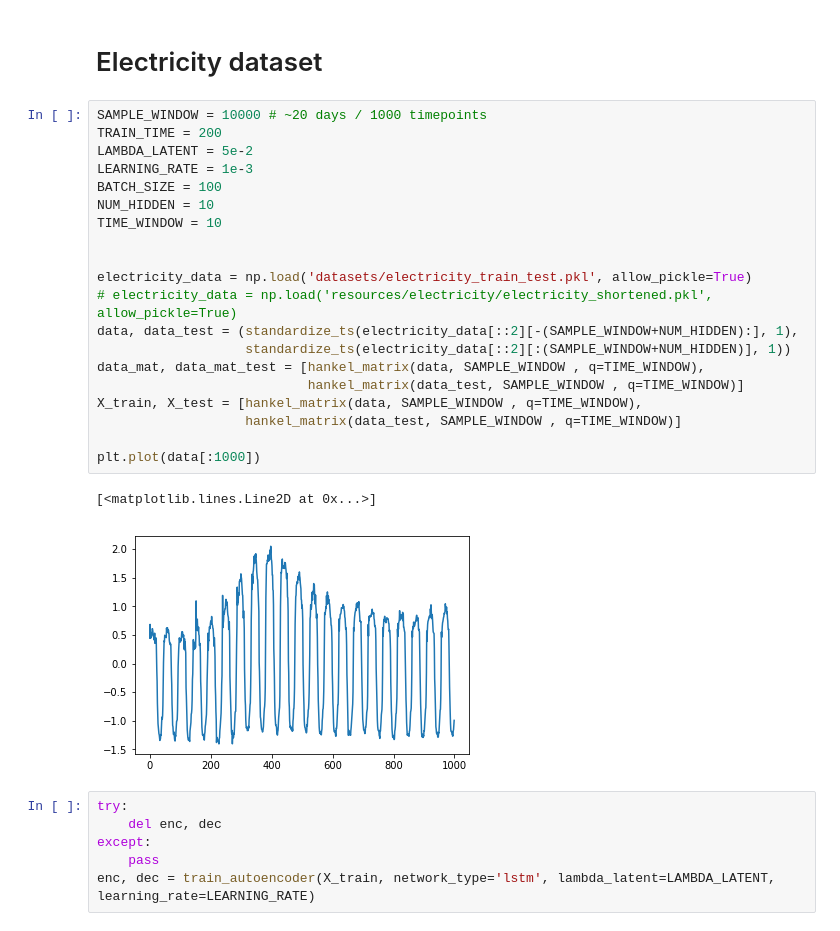
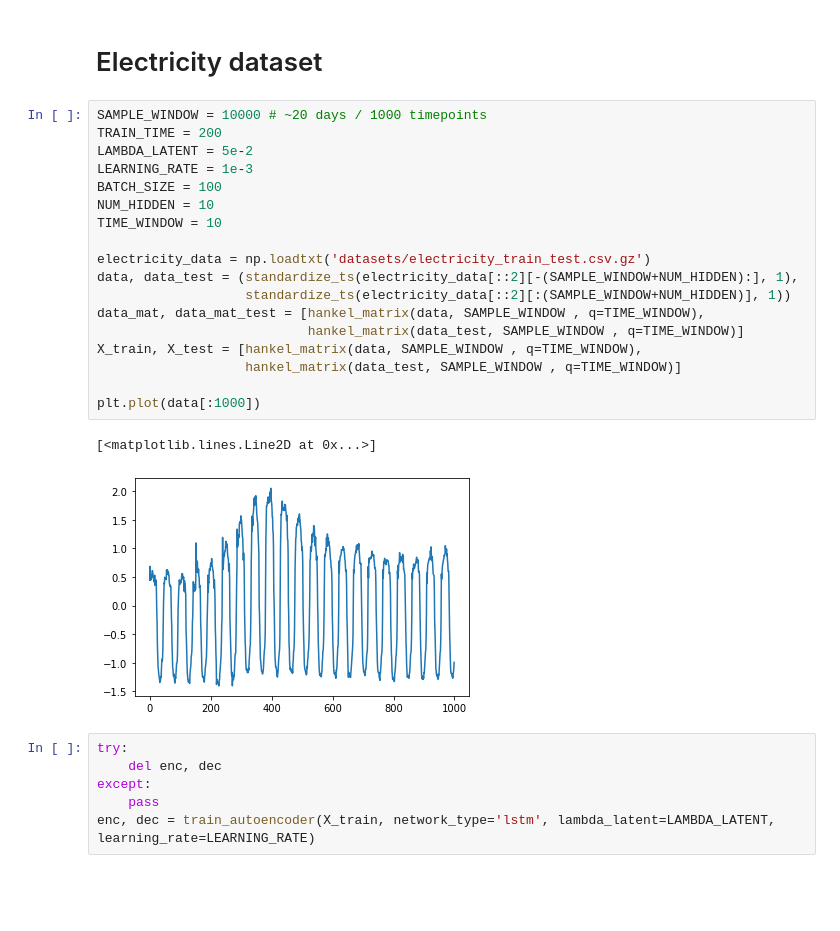
Before and after one commit to williamgilpin/fnn, a Jupyter notebook: exploratory.ipynb, the cells around one changed output. Drawn from its saved outputs; the diff is of its cells as text; blank space fills up the shorter version.

```diff
--- a/exploratory.ipynb
+++ b/exploratory.ipynb
@@ -85,26 +84,24 @@ ax[2].plot(coords_geyser[:,0], coords_geyser[:,2], 'k', linewidth=.02)
 # %%
 SAMPLE_WINDOW = 10000 # ~20 days / 1000 timepoints
 TRAIN_TIME = 200
 LAMBDA_LATENT = 5e-2
 LEARNING_RATE = 1e-3
 BATCH_SIZE = 100
 NUM_HIDDEN = 10
 TIME_WINDOW = 10
 
-
-electricity_data = np.load('datasets/electricity_train_test.pkl', allow_pickle=True)
-# electricity_data = np.load('resources/electricity/electricity_shortened.pkl', allow_pickle=True)
+electricity_data = np.loadtxt('datasets/electricity_train_test.csv.gz')
 data, data_test = (standardize_ts(electricity_data[::2][-(SAMPLE_WINDOW+NUM_HIDDEN):], 1),
                    standardize_ts(electricity_data[::2][:(SAMPLE_WINDOW+NUM_HIDDEN)], 1))
 data_mat, data_mat_test = [hankel_matrix(data, SAMPLE_WINDOW , q=TIME_WINDOW),
                            hankel_matrix(data_test, SAMPLE_WINDOW , q=TIME_WINDOW)]
 X_train, X_test = [hankel_matrix(data, SAMPLE_WINDOW , q=TIME_WINDOW),
                    hankel_matrix(data_test, SAMPLE_WINDOW , q=TIME_WINDOW)]
 
 plt.plot(data[:1000])
 # %% [output]
 [<matplotlib.lines.Line2D at 0x...>]
-[figure, old version]
+[figure, new version]
 # %%
 try:
     del enc, dec
```
Also changed, not shown: parts of 3 cells of this notebook, 27 other files.
